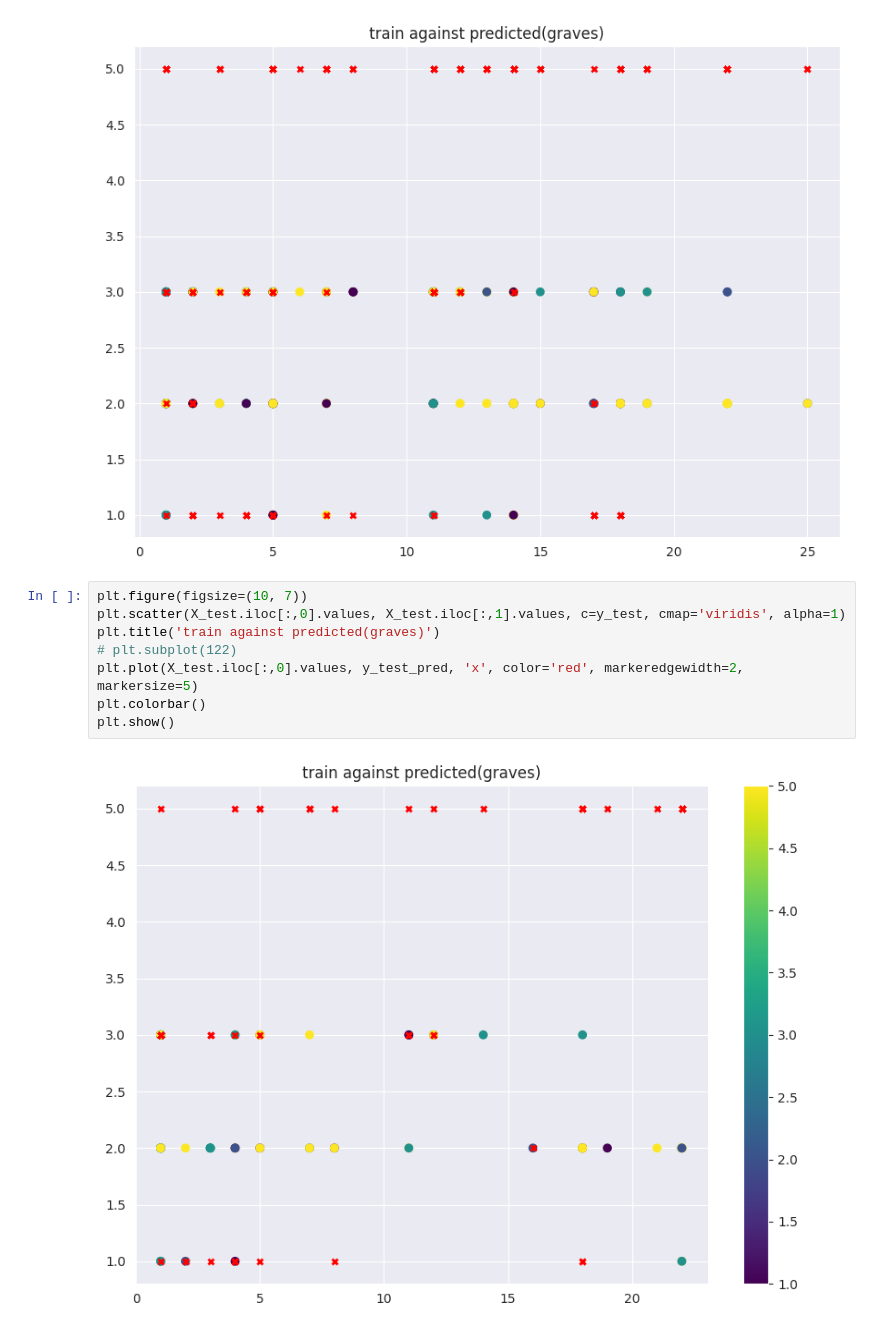
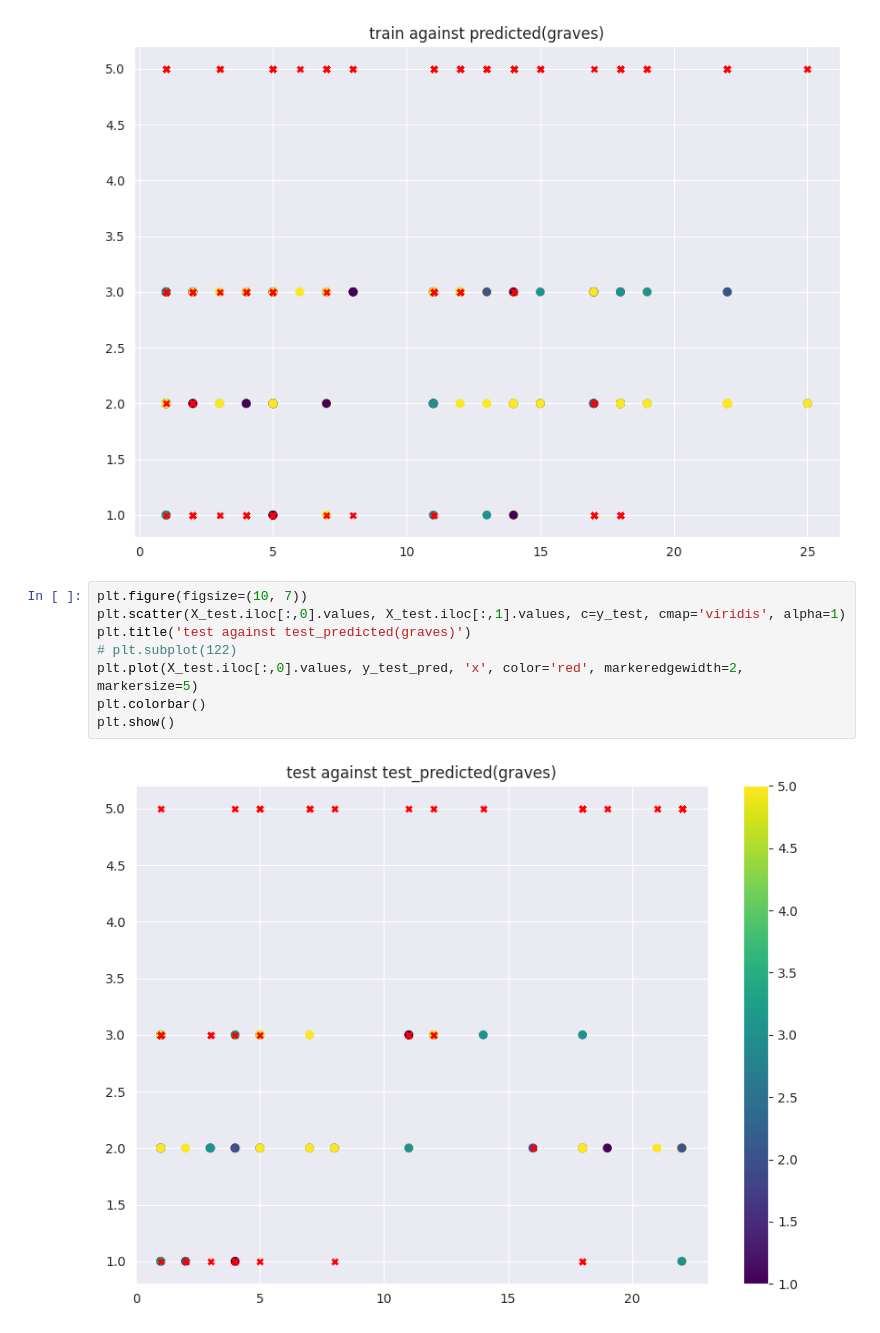
Before and after one commit to nselyavin/isit, a Jupyter notebook: pract_5-6/pract_5-6_B.ipynb, the cells around one changed output. Drawn from its saved outputs; the diff is of its cells as text.

```diff
--- a/pract_5-6/pract_5-6_B.ipynb
+++ b/pract_5-6/pract_5-6_B.ipynb
@@ -168,10 +168,10 @@ plt.show()
 # %%
 plt.figure(figsize=(10, 7))
 plt.scatter(X_test.iloc[:,0].values, X_test.iloc[:,1].values, c=y_test, cmap='viridis', alpha=1)
-plt.title('train against predicted(graves)')
+plt.title('test against test_predicted(graves)')
 # plt.subplot(122)
 plt.plot(X_test.iloc[:,0].values, y_test_pred, 'x', color='red', markeredgewidth=2, markersize=5)
 plt.colorbar()
 plt.show()
 # %% [output]
-[figure, old version]
+[figure, new version]
```
Also changed, not shown: parts of 1 cell of this notebook, 2 other files.
